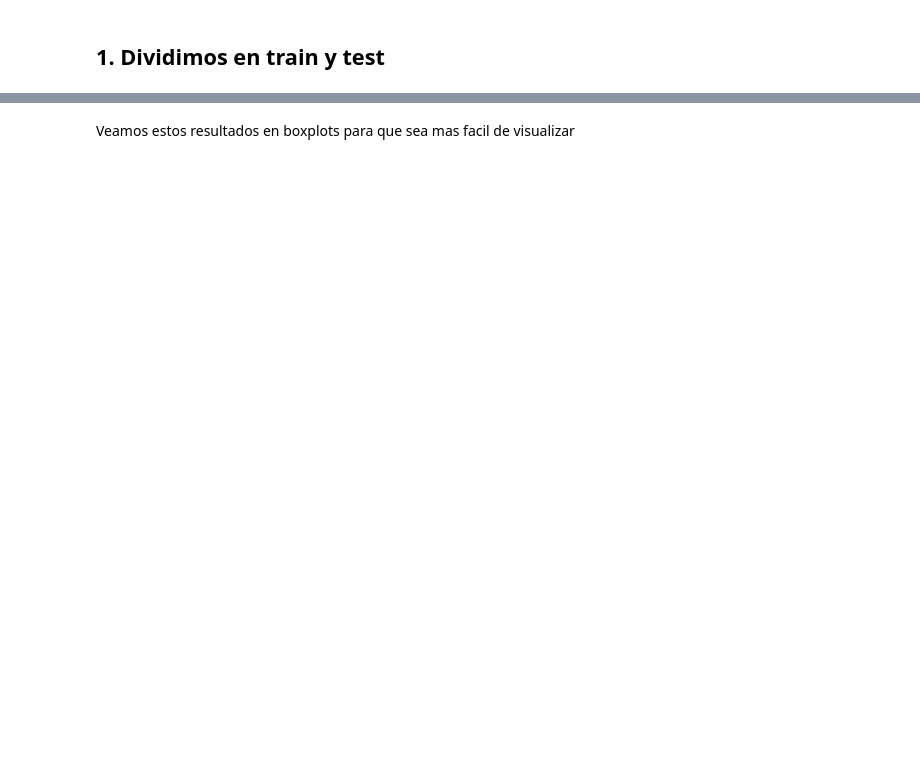
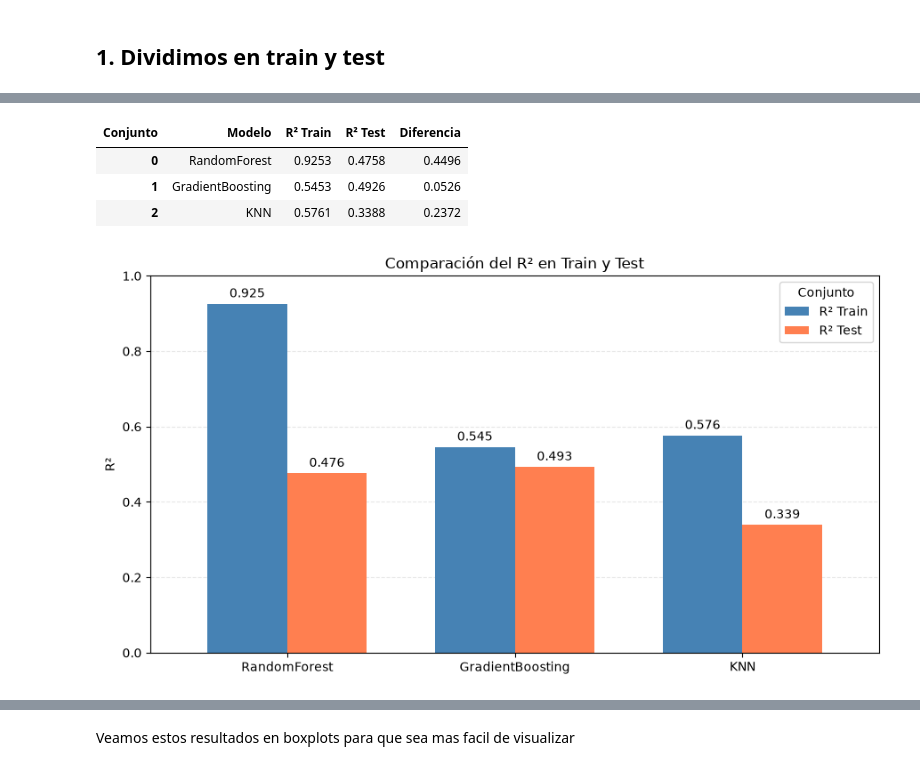
Before and after one commit to santidrelew/tp-mpg, a Jupyter notebook: notebooks/04_Ml_y_Validacion.ipynb, the cells around one changed output, grey strips where cells are left out. Cells and saved outputs as stored; diff of their text form; code cells hidden in the pictures; blank space fills up the shorter version.

```diff
--- a/notebooks/04_Ml_y_Validacion.ipynb
+++ b/notebooks/04_Ml_y_Validacion.ipynb
@@ -90,7 +91,6 @@ numeric_features = [
     "accommodates",
     "bathrooms",
     "bedrooms",
-    "beds",
     "guests_included",
     "minimum_nights",
     "availability_365",
@@ -99,10 +99,7 @@ numeric_features = [
 ]
 
 # 2. Variables categóricas nominales
-categorical_features = [
-    "neighbourhood_cleansed",
-    "bed_type"
-]
+categorical_features = ["neighbourhood_cleansed"]
 
 # 3. Variables binarias
 binary_features = [
@@ -110,11 +107,8 @@ binary_features = [
     "TV",
     "WiFi",
     "Air_Condition",
-    "Wheelchair_accessible",
-    "Kitchen",
     "Breakfast",
     "Elevator",
-    "Heating",
     "Washer",
     "Iron",
     "Host_greets_you",
@@ -124,6 +118,5 @@ binary_features = [
     "Doorman",
     "Pets_allowed",
     "Smoking_allowed",
-    "Suitable_for_events",
     "check_in_24_hour"
 ]
@@ -185,0 +277,7 @@ Cantidad de variables predictoras: 34
+# %%
+df_default = pd.concat(
+    resultados_default,
+    names=["Modelo", "Conjunto"]
+)
+
+display(df_default.round(4))
@@ -185,0 +293,52 @@ Cantidad de variables predictoras: 34
+# %%
+import matplotlib.pyplot as plt
+
+# Extraemos el R² de Train y Test para cada modelo
+df_r2 = (
+    df_default["R2"]
+    .unstack("Conjunto")
+    [["Train", "Test"]]
+    .rename(columns={
+        "Train": "R² Train",
+        "Test": "R² Test"
+    })
+    .reset_index()
+)
+
+# Calculamos la diferencia entre Train y Test
+df_r2["Diferencia"] = df_r2["R² Train"] - df_r2["R² Test"]
+
+# Mostramos la tabla
+display(df_r2.round(4))
+
+# Gráfico
+ax = df_r2.plot(
+    x="Modelo",
+    y=["R² Train", "R² Test"],
+    kind="bar",
+    figsize=(9, 5),
+    rot=0,
+    width=0.7,
+    color=["steelblue", "coral"]
+)
+
+ax.set_title("Comparación del R² en Train y Test")
+ax.set_xlabel("")
+ax.set_ylabel("R²")
+ax.set_ylim(0, 1)
+ax.legend(title="Conjunto")
+ax.grid(axis="y", linestyle="--", alpha=0.3)
+ax.set_axisbelow(True)
+
+# Mostrar valores sobre las barras
+for container in ax.containers:
+    ax.bar_label(container, fmt="%.3f", padding=3)
+
+plt.tight_layout()
+plt.show()
+# %% [output]
+| Conjunto | Modelo | R² Train | R² Test | Diferencia |
+| 0 | RandomForest | 0.9253 | 0.4758 | 0.4496 |
+| 1 | GradientBoosting | 0.5453 | 0.4926 | 0.0526 |
+| 2 | KNN | 0.5761 | 0.3388 | 0.2372 |
+[figure, added]
```
Also changed, not shown: parts of 40 cells of this notebook, 1 other file.
